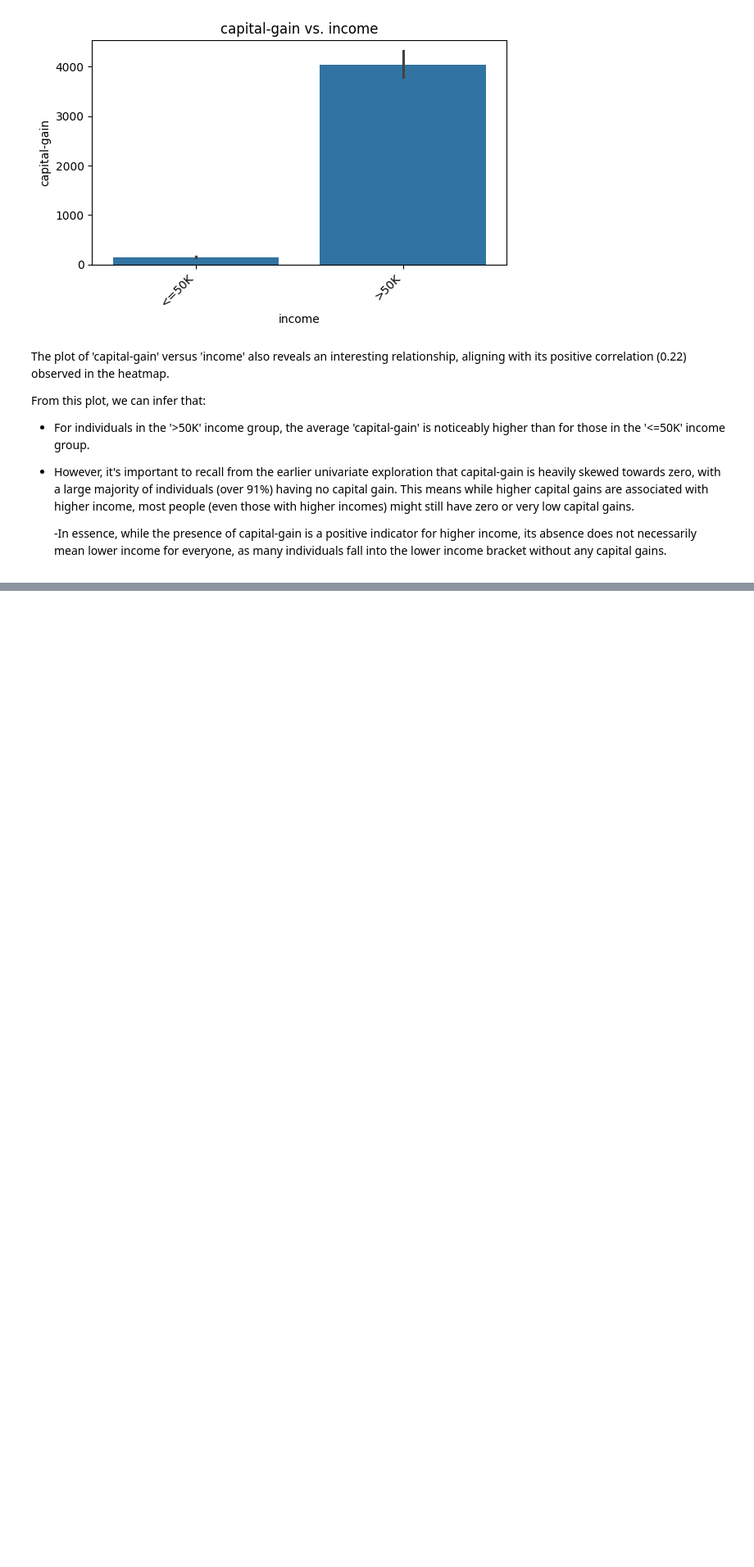
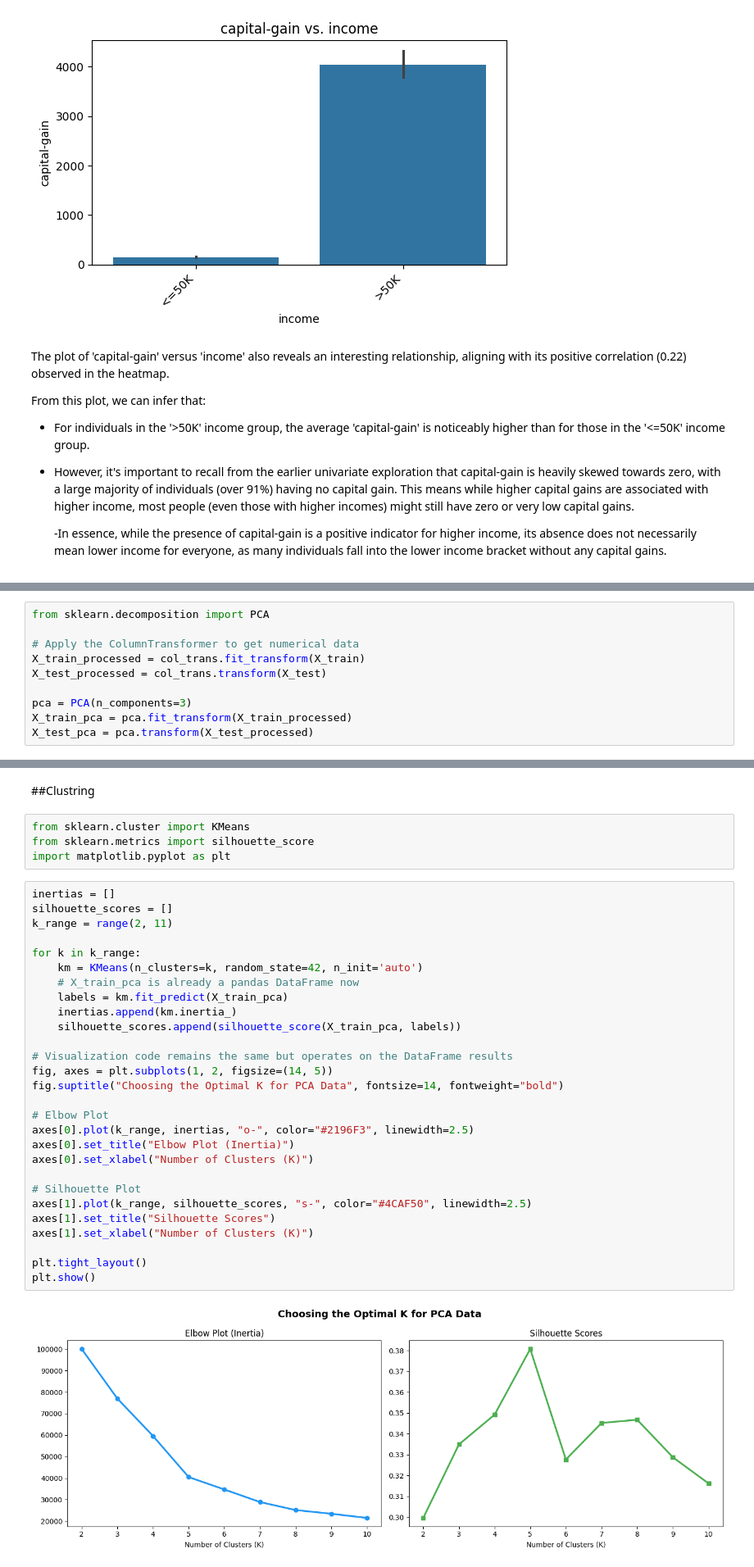
Before and after one commit to Dounia-Awni/Adult_Income_Project, a Jupyter notebook: Project2.ipynb, the cells around one changed output, grey strips where cells are left out. Shown at 82% size. Cells and saved outputs as stored; diff of their text form; blank space fills up the shorter version.

```diff
--- a/Project2.ipynb
+++ b/Project2.ipynb
@@ -1306,0 +1303,10 @@ From this plot, we can infer that:
+# %%
+from sklearn.decomposition import PCA
+
+# Apply the ColumnTransformer to get numerical data
+X_train_processed = col_trans.fit_transform(X_train)
+X_test_processed = col_trans.transform(X_test)
+
+pca = PCA(n_components=3)
+X_train_pca = pca.fit_transform(X_train_processed)
+X_test_pca = pca.transform(X_test_processed)
@@ -1306,0 +1342,36 @@ From this plot, we can infer that:
+# %% [markdown]
+##Clustring
+# %%
+from sklearn.cluster import KMeans
+from sklearn.metrics import silhouette_score
+import matplotlib.pyplot as plt
+# %%
+inertias = []
+silhouette_scores = []
+k_range = range(2, 11)
+
+for k in k_range:
+    km = KMeans(n_clusters=k, random_state=42, n_init='auto')
+    # X_train_pca is already a pandas DataFrame now
+    labels = km.fit_predict(X_train_pca)
+    inertias.append(km.inertia_)
+    silhouette_scores.append(silhouette_score(X_train_pca, labels))
+
+# Visualization code remains the same but operates on the DataFrame results
+fig, axes = plt.subplots(1, 2, figsize=(14, 5))
+fig.suptitle("Choosing the Optimal K for PCA Data", fontsize=14, fontweight="bold")
+
+# Elbow Plot
+axes[0].plot(k_range, inertias, "o-", color="#2196F3", linewidth=2.5)
+axes[0].set_title("Elbow Plot (Inertia)")
+axes[0].set_xlabel("Number of Clusters (K)")
+
+# Silhouette Plot
+axes[1].plot(k_range, silhouette_scores, "s-", color="#4CAF50", linewidth=2.5)
+axes[1].set_title("Silhouette Scores")
+axes[1].set_xlabel("Number of Clusters (K)")
+
+plt.tight_layout()
+plt.show()
+# %% [output]
+[figure, added]
```
Also changed, not shown: parts of 10 cells of this notebook.
